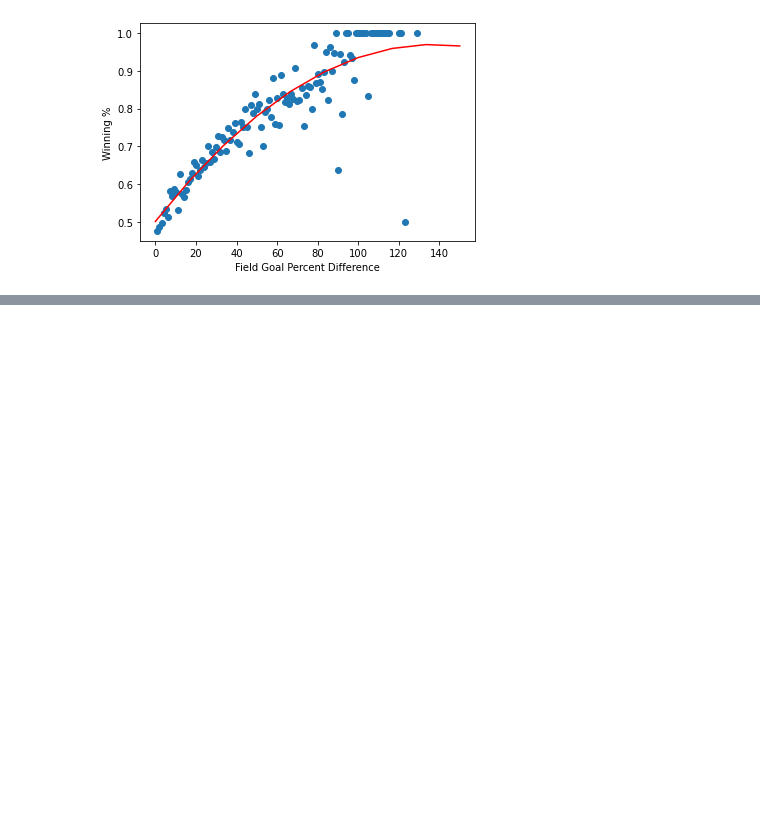
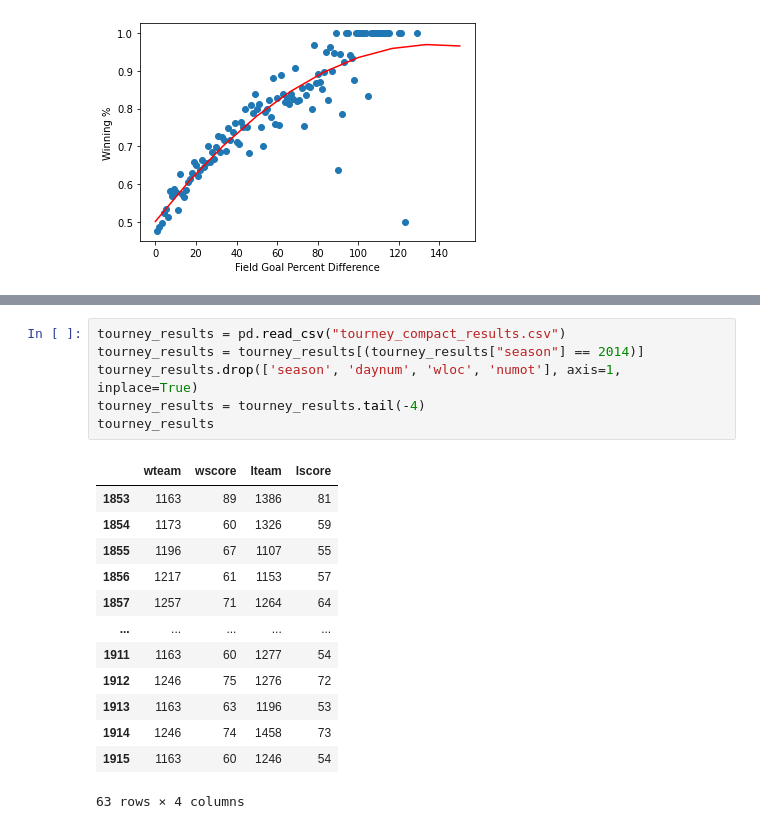
Before and after one commit to ZvonimirRavlic/UUZOP-Projekt, a Jupyter notebook: prediction.ipynb, the cells around one changed output, grey strips where cells are left out. Drawn from its saved outputs; the diff is of its cells as text; blank space fills up the shorter version.

```diff
--- a/prediction.ipynb
+++ b/prediction.ipynb
@@ -218,3 +217,23 @@ teams
 | 349 | 1463 | Yale | [1148, 1163, 1353, 1357, 1273, 12... | 0.500480 | 564 | 1372 | 0.411079 | 1777 | 6.0 | 4.5 | ... |
 | 350 | 1464 | Youngstown St | [1244, 1198, 1184, 1269, 1245, 11... | 0.471631 | 736 | 1621 | 0.454041 | 2167 | 6.5 | 2.5 | ... |
 351 rows × 16 columns
+# %%
+tourney_results = pd.read_csv("tourney_compact_results.csv")
+tourney_results = tourney_results[(tourney_results["season"] == 2014)]
+tourney_results.drop(['season', 'daynum', 'wloc', 'numot'], axis=1, inplace=True)
+tourney_results = tourney_results.tail(-4)
+tourney_results
+# %% [output]
+|  | wteam | wscore | lteam | lscore |
+| 1853 | 1163 | 89 | 1386 | 81 |
+| 1854 | 1173 | 60 | 1326 | 59 |
+| 1855 | 1196 | 67 | 1107 | 55 |
+| 1856 | 1217 | 61 | 1153 | 57 |
+| 1857 | 1257 | 71 | 1264 | 64 |
+| ... | ... | ... | ... | ... |
+| 1911 | 1163 | 60 | 1277 | 54 |
+| 1912 | 1246 | 75 | 1276 | 72 |
+| 1913 | 1163 | 63 | 1196 | 53 |
+| 1914 | 1246 | 74 | 1458 | 73 |
+| 1915 | 1163 | 60 | 1246 | 54 |
+63 rows × 4 columns
```
Also changed, not shown: parts of 6 cells of this notebook, 1 other file.
